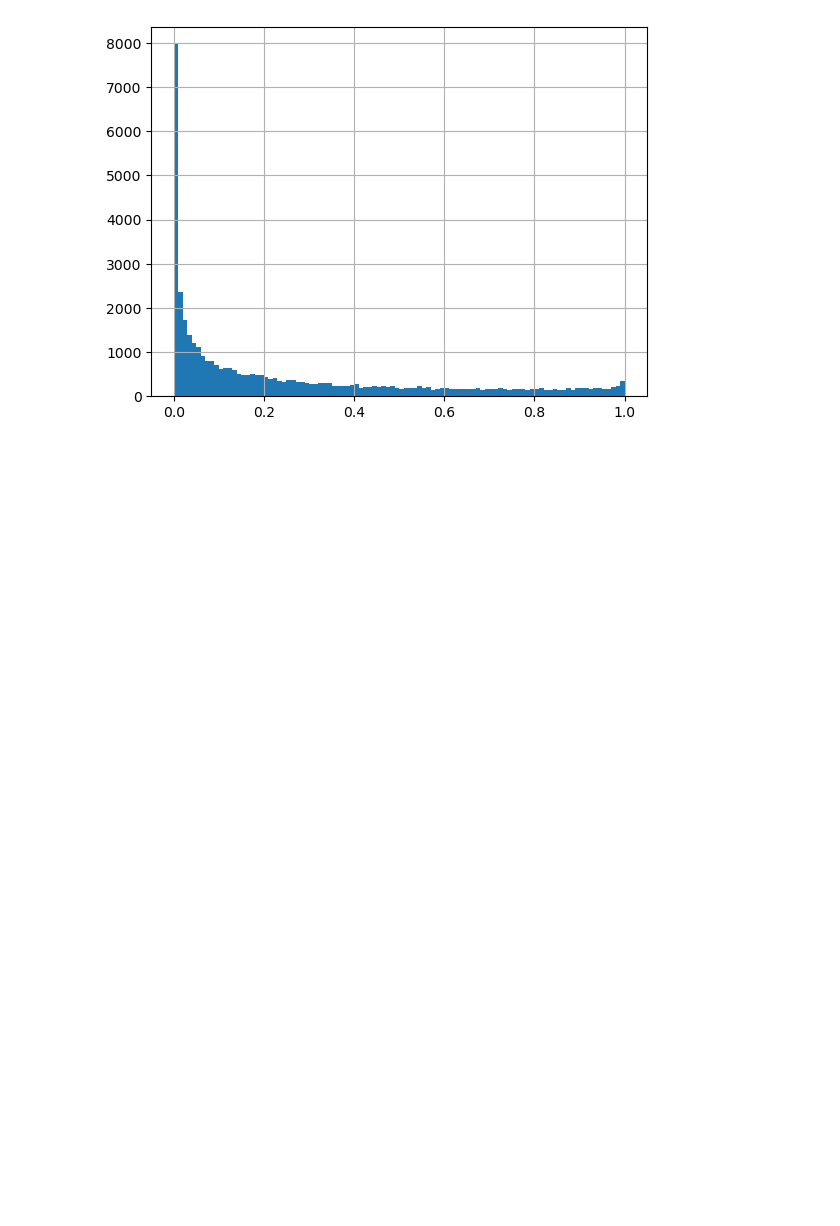
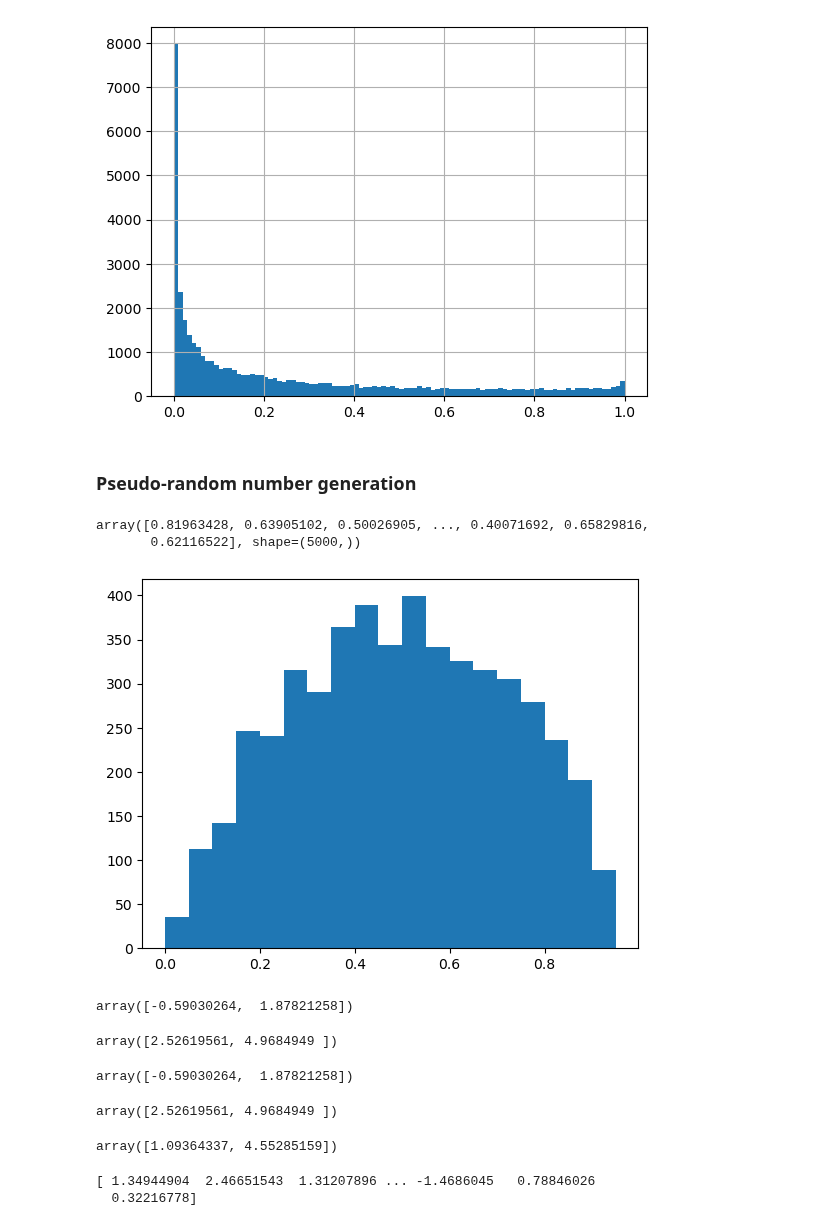
Before and after one commit to nyguerrillagirl/1000-days-of-code, a Jupyter notebook: src/python_projects/datacamp/sampling_in_python/course_sample_in_python.ipynb, the cells around one changed output. Cells and saved outputs as stored; diff of their text form; code cells hidden in the pictures; blank space fills up the shorter version.

```diff
--- a/src/python_projects/datacamp/sampling_in_python/course_sample_in_python.ipynb
+++ b/src/python_projects/datacamp/sampling_in_python/course_sample_in_python.ipynb
@@ -198,3 +198,16 @@ spotify_population['acousticness'].hist(bins=np.arange(0, 1.01, 0.01))
 plt.show()
 # %% [output]
 [figure]
+# %% [markdown]
+### Pseudo-random number generation
+# %%
+randoms = np.random.beta(a=2, b=2, size=5000)
+randoms
+# %% [output]
+array([0.81963428, 0.63905102, 0.50026905, ..., 0.40071692, 0.65829816,
+       0.62116522], shape=(5000,))
+# %%
+plt.hist(randoms, bins=np.arange(0, 1, 0.05))
+plt.show()
+# %% [output]
+[figure, added]
@@ -200,0 +216,18 @@ plt.show()
+# %%
+np.random.normal(loc=2, scale=1.5, size=2)
+# %% [output]
+array([-0.59030264,  1.87821258])
+# %%
+np.random.normal(loc=2, scale=1.5, size=2)
+# %% [output]
+array([2.52619561, 4.9684949 ])
+# %%
+# using a different seed
+np.random.seed(20000229)
+np.random.normal(loc=2, scale=1.5, size=2)
+# %% [output]
+array([-0.59030264,  1.87821258])
+# %%
+np.random.normal(loc=2, scale=1.5, size=2)
+# %% [output]
+array([2.52619561, 4.9684949 ])
@@ -200,0 +236,13 @@ plt.show()
+# %%
+np.random.normal(loc=2, scale=1.5, size=2)
+# %% [output]
+array([1.09364337, 4.55285159])
+# %%
+# Generate random numbers from a Uniform(-3, 3)
+uniforms = np.random.uniform(low=-3, high=3, size=5000)
+
+# Print uniforms
+print(uniforms)
+# %% [output]
+[ 1.34944904  2.46651543  1.31207896 ... -1.4686045   0.78846026
+  0.32216778]
```
Also changed, not shown: parts of 84 cells of this notebook, 1 other file.
